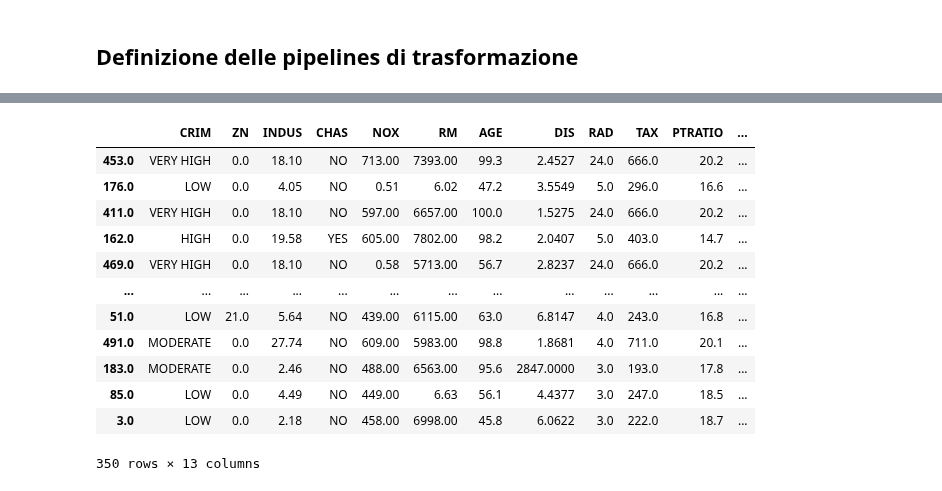
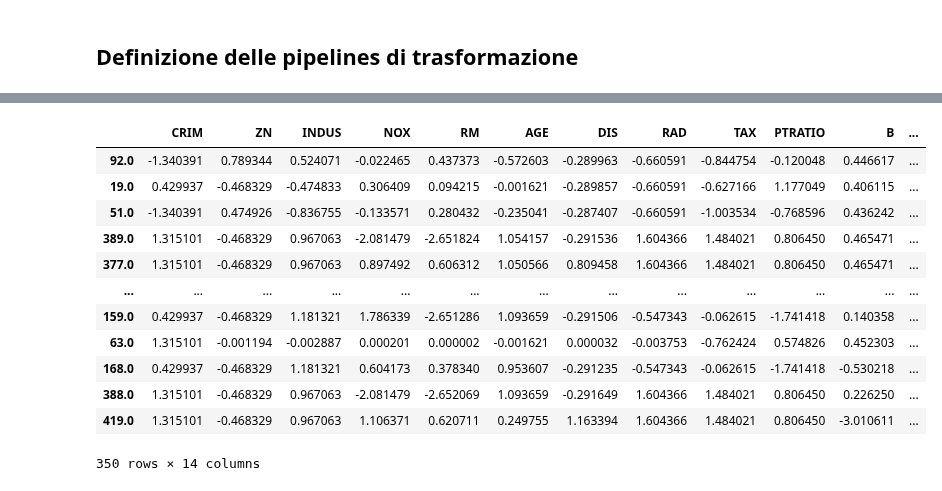
Before and after one commit to crypto-infinity/proai, a Jupyter notebook: course3-ml-basics/ex_overfitting/ex_overfitting.ipynb, the cells around one changed output, grey strips where cells are left out. Saved outputs shown, nothing was run; the diff lists cells and outputs as text; code cells hidden in the pictures.

```diff
--- a/course3-ml-basics/ex_overfitting/ex_overfitting.ipynb
+++ b/course3-ml-basics/ex_overfitting/ex_overfitting.ipynb
@@ -128,7 +145,16 @@ preprocessor_num = ColumnTransformer(
+# %%
+def scale_data(df):
+    df = (df - df.mean()) / df.std()
+    return df
+# %%
+def one_hot_encoding(df):
+    for column in df.columns:
+        df = pd.get_dummies(df, columns=[column])
+        return df
 # %%
 # Trasformazione dei dati
 
-def transform_data(preprocessors, df):
+def transform_data(df):
 
     replace_nulls(df)
 
@@ -136,38 +162,34 @@ def transform_data(preprocessors, df):
 
     label_encoding(df, categorical_ordinal_columns, {"LOW":0, "MODERATE":1, "HIGH":2, "VERY HIGH":3})
 
-    for preprocessor in preprocessors:
-        X = preprocessor.transform()
+    df = pd.concat([df, one_hot_encoding(df[categorical_nominal_columns])], axis=1).drop(categorical_nominal_columns, axis=1)
 
-    return X
+    df[numerical_columns] = scale_data(df[numerical_columns])
+
+    df[categorical_ordinal_columns] = scale_data(df[categorical_ordinal_columns])
+
+    return df
 # %%
 #Train test split
 
 X_train, X_test, Y_train, Y_test = train_test_split(df.drop(y_name, axis=1), df[y_name], test_size=0.3)
 
-preprocessor_cat.fit(X_train)
+X_train = transform_data(X_train)
 
-#Applicare le trasformazioni di preprocessor_cat prima di preprocessor_num
-
-X_train = transform_data([preprocessor_cat, preprocessor_num], X_train)
-
-
-# preprocessor_num.fit(X_train)
-
-# X_test = transform_data([preprocessor_cat, preprocessor_num], X_test)
+X_test = transform_data(X_test)
 
 X_train
 # %% [output]
-|  | CRIM | ZN | INDUS | CHAS | NOX | RM | AGE | DIS | RAD | TAX | PTRATIO | ... |
-| 453.0 | VERY HIGH | 0.0 | 18.10 | NO | 713.00 | 7393.00 | 99.3 | 2.4527 | 24.0 | 666.0 | 20.2 | ... |
-| 176.0 | LOW | 0.0 | 4.05 | NO | 0.51 | 6.02 | 47.2 | 3.5549 | 5.0 | 296.0 | 16.6 | ... |
-| 411.0 | VERY HIGH | 0.0 | 18.10 | NO | 597.00 | 6657.00 | 100.0 | 1.5275 | 24.0 | 666.0 | 20.2 | ... |
-| 162.0 | HIGH | 0.0 | 19.58 | YES | 605.00 | 7802.00 | 98.2 | 2.0407 | 5.0 | 403.0 | 14.7 | ... |
-| 469.0 | VERY HIGH | 0.0 | 18.10 | NO | 0.58 | 5713.00 | 56.7 | 2.8237 | 24.0 | 666.0 | 20.2 | ... |
+|  | CRIM | ZN | INDUS | NOX | RM | AGE | DIS | RAD | TAX | PTRATIO | B | ... |
+| 92.0 | -1.340391 | 0.789344 | 0.524071 | -0.022465 | 0.437373 | -0.572603 | -0.289963 | -0.660591 | -0.844754 | -0.120048 | 0.446617 | ... |
+| 19.0 | 0.429937 | -0.468329 | -0.474833 | 0.306409 | 0.094215 | -0.001621 | -0.289857 | -0.660591 | -0.627166 | 1.177049 | 0.406115 | ... |
+| 51.0 | -1.340391 | 0.474926 | -0.836755 | -0.133571 | 0.280432 | -0.235041 | -0.287407 | -0.660591 | -1.003534 | -0.768596 | 0.436242 | ... |
+| 389.0 | 1.315101 | -0.468329 | 0.967063 | -2.081479 | -2.651824 | 1.054157 | -0.291536 | 1.604366 | 1.484021 | 0.806450 | 0.465471 | ... |
+| 377.0 | 1.315101 | -0.468329 | 0.967063 | 0.897492 | 0.606312 | 1.050566 | 0.809458 | 1.604366 | 1.484021 | 0.806450 | 0.465471 | ... |
 | ... | ... | ... | ... | ... | ... | ... | ... | ... | ... | ... | ... | ... |
-| 51.0 | LOW | 21.0 | 5.64 | NO | 439.00 | 6115.00 | 63.0 | 6.8147 | 4.0 | 243.0 | 16.8 | ... |
-| 491.0 | MODERATE | 0.0 | 27.74 | NO | 609.00 | 5983.00 | 98.8 | 1.8681 | 4.0 | 711.0 | 20.1 | ... |
-| 183.0 | MODERATE | 0.0 | 2.46 | NO | 488.00 | 6563.00 | 95.6 | 2847.0000 | 3.0 | 193.0 | 17.8 | ... |
-| 85.0 | LOW | 0.0 | 4.49 | NO | 449.00 | 6.63 | 56.1 | 4.4377 | 3.0 | 247.0 | 18.5 | ... |
-| 3.0 | LOW | 0.0 | 2.18 | NO | 458.00 | 6998.00 | 45.8 | 6.0622 | 3.0 | 222.0 | 18.7 | ... |
+| 159.0 | 0.429937 | -0.468329 | 1.181321 | 1.786339 | -2.651286 | 1.093659 | -0.291506 | -0.547343 | -0.062615 | -1.741418 | 0.140358 | ... |
+| 63.0 | 1.315101 | -0.001194 | -0.002887 | 0.000201 | 0.000002 | -0.001621 | 0.000032 | -0.003753 | -0.762424 | 0.574826 | 0.452303 | ... |
+| 168.0 | 0.429937 | -0.468329 | 1.181321 | 0.604173 | 0.378340 | 0.953607 | -0.291235 | -0.547343 | -0.062615 | -1.741418 | -0.530218 | ... |
+| 388.0 | 1.315101 | -0.468329 | 0.967063 | -2.081479 | -2.652069 | 1.093659 | -0.291649 | 1.604366 | 1.484021 | 0.806450 | 0.226250 | ... |
+| 419.0 | 1.315101 | -0.468329 | 0.967063 | 1.106371 | 0.620711 | 0.249755 | 1.163394 | 1.604366 | 1.484021 | 0.806450 | -3.010611 | ... |
-350 rows × 13 columns
+350 rows × 14 columns
```
Also changed, not shown: parts of 9 cells of this notebook.
